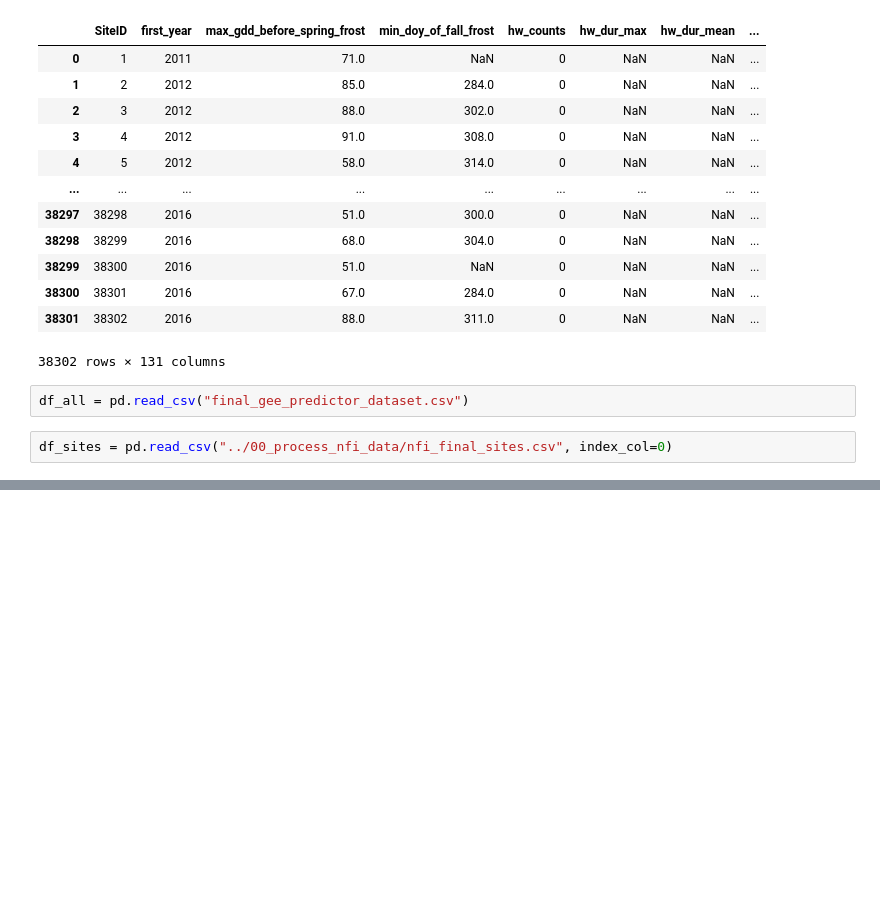
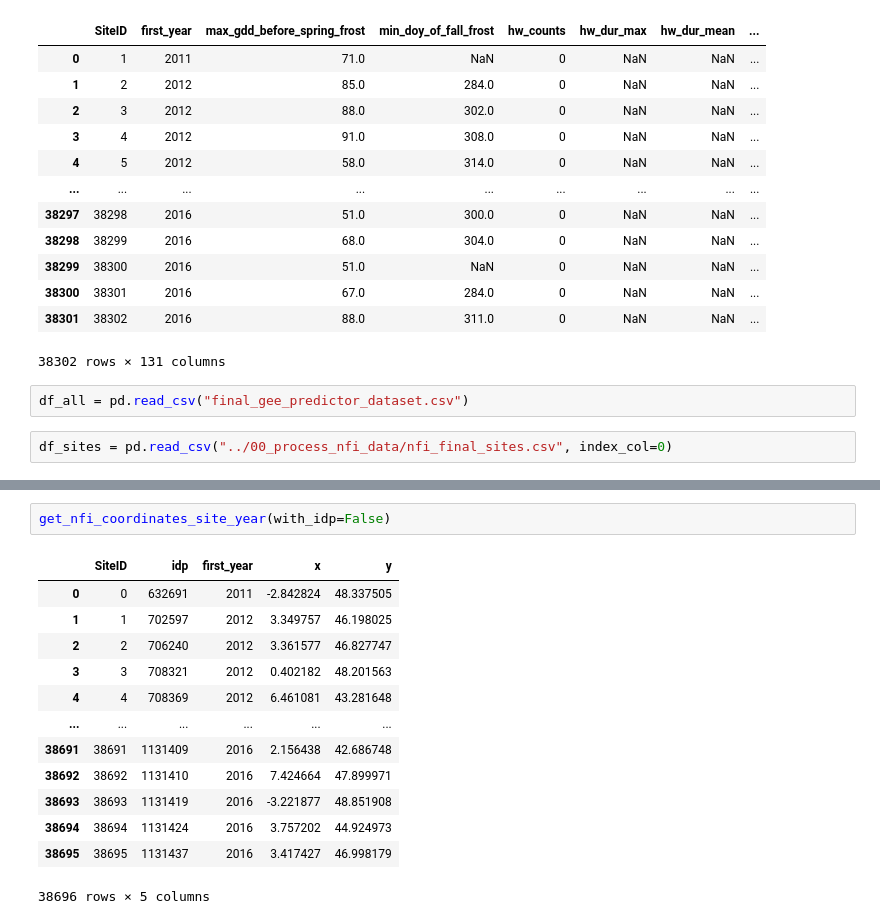
Before and after one commit to padasch/ifn_analysis, a Jupyter notebook: python/02_process_gee_data/load-wrangle-save_ALL_gee_data.ipynb, the cells around one changed output, grey strips where cells are left out. Saved outputs shown, nothing was run; the diff lists cells and outputs as text; blank space fills up the shorter version.

```diff
--- a/python/02_process_gee_data/load-wrangle-save_ALL_gee_data.ipynb
+++ b/python/02_process_gee_data/load-wrangle-save_ALL_gee_data.ipynb
@@ -85,0 +149,16 @@ df_sites = pd.read_csv("../00_process_nfi_data/nfi_final_sites.csv", index_col=0
+# %%
+get_nfi_coordinates_site_year(with_idp=False)
+# %% [output]
+|  | SiteID | idp | first_year | x | y |
+| 0 | 0 | 632691 | 2011 | -2.842824 | 48.337505 |
+| 1 | 1 | 702597 | 2012 | 3.349757 | 46.198025 |
+| 2 | 2 | 706240 | 2012 | 3.361577 | 46.827747 |
+| 3 | 3 | 708321 | 2012 | 0.402182 | 48.201563 |
+| 4 | 4 | 708369 | 2012 | 6.461081 | 43.281648 |
+| ... | ... | ... | ... | ... | ... |
+| 38691 | 38691 | 1131409 | 2016 | 2.156438 | 42.686748 |
+| 38692 | 38692 | 1131410 | 2016 | 7.424664 | 47.899971 |
+| 38693 | 38693 | 1131419 | 2016 | -3.221877 | 48.851908 |
+| 38694 | 38694 | 1131424 | 2016 | 3.757202 | 44.924973 |
+| 38695 | 38695 | 1131437 | 2016 | 3.417427 | 46.998179 |
+38696 rows × 5 columns
```
Also changed, not shown: parts of 6 cells of this notebook, 18 other files.
